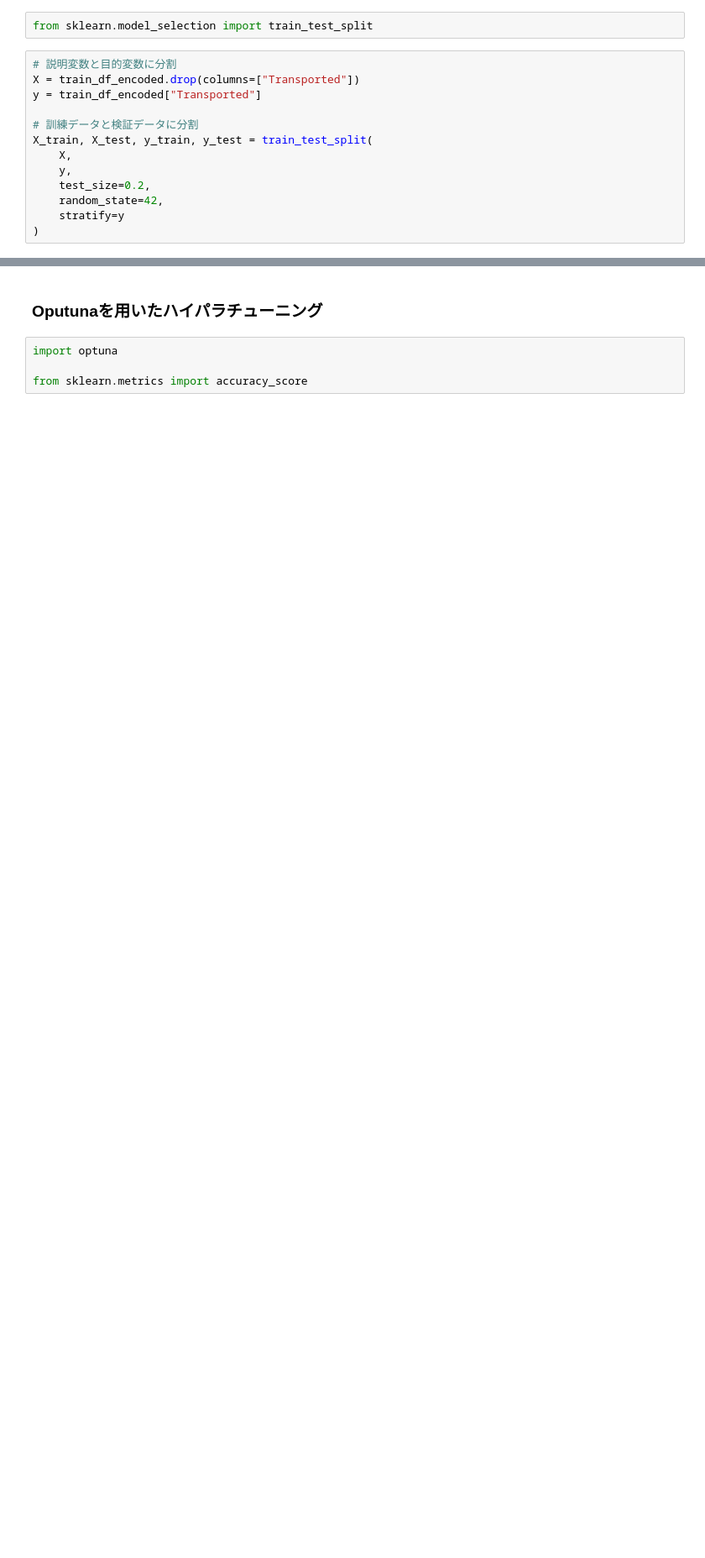
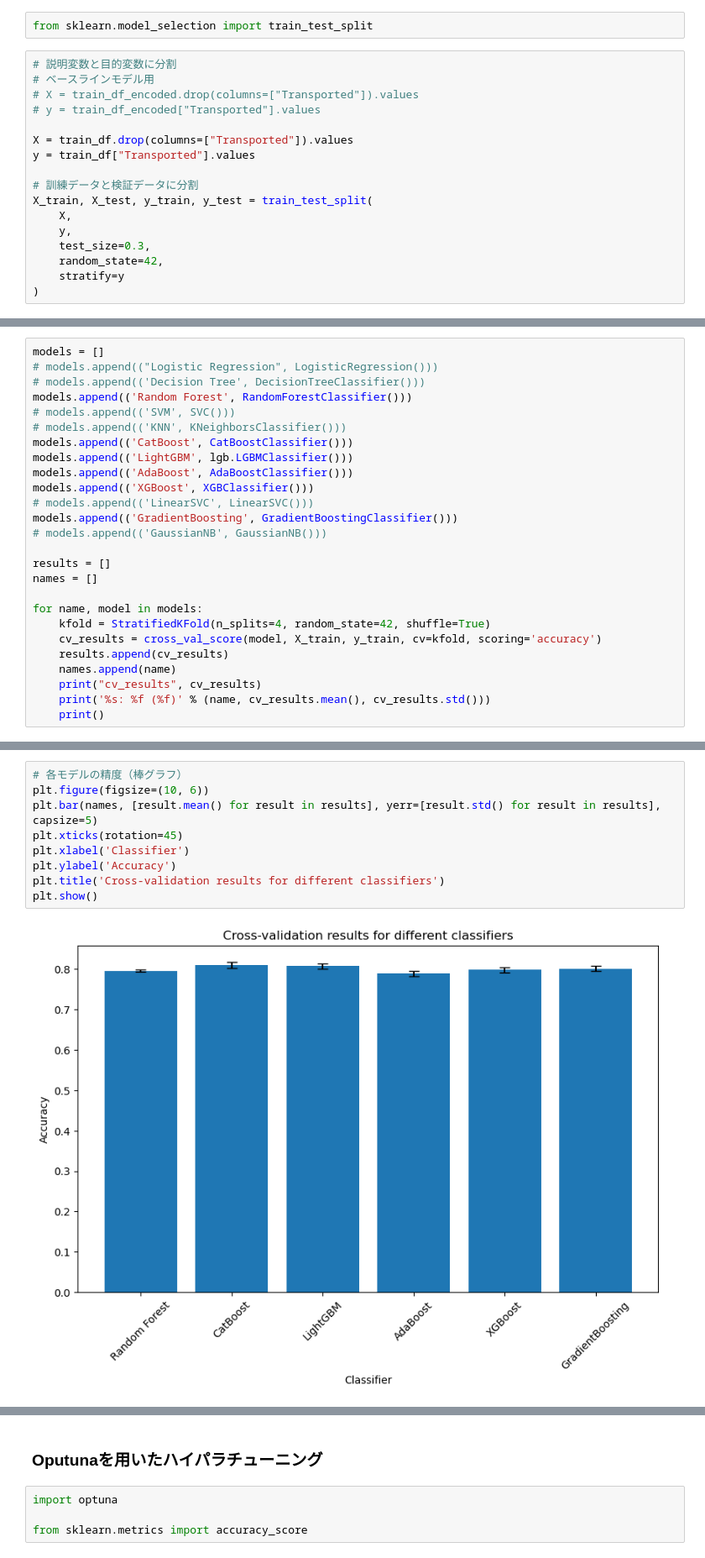
Before and after one commit to christian6022/Spaceship_Titanic, a Jupyter notebook: src/train_test.ipynb, the cells around one changed output, grey strips where cells are left out. Shown at 84% size. Cells and saved outputs as stored; diff of their text form; blank space fills up the shorter version.

```diff
--- a/src/train_test.ipynb
+++ b/src/train_test.ipynb
@@ -171,14 +570,18 @@ print(train_df_encoded.shape, test_df_encoded.shape)
 from sklearn.model_selection import train_test_split
 # %%
 # 説明変数と目的変数に分割
-X = train_df_encoded.drop(columns=["Transported"])
-y = train_df_encoded["Transported"]
+# ベースラインモデル用
+# X = train_df_encoded.drop(columns=["Transported"]).values
+# y = train_df_encoded["Transported"].values
+
+X = train_df.drop(columns=["Transported"]).values
+y = train_df["Transported"].values
 
 # 訓練データと検証データに分割
 X_train, X_test, y_train, y_test = train_test_split(
     X,
     y,
-    test_size=0.2,
+    test_size=0.3,
     random_state=42,
     stratify=y
 )
@@ -232,0 +603,26 @@ LGBMClassifier(n_estimators=10000, objective='binary', random_state=42)
+# %%
+models = []
+# models.append(("Logistic Regression", LogisticRegression()))
+# models.append(('Decision Tree', DecisionTreeClassifier()))
+models.append(('Random Forest', RandomForestClassifier()))
+# models.append(('SVM', SVC()))
+# models.append(('KNN', KNeighborsClassifier()))
+models.append(('CatBoost', CatBoostClassifier()))
+models.append(('LightGBM', lgb.LGBMClassifier()))
+models.append(('AdaBoost', AdaBoostClassifier()))
+models.append(('XGBoost', XGBClassifier()))
+# models.append(('LinearSVC', LinearSVC()))
+models.append(('GradientBoosting', GradientBoostingClassifier()))
+# models.append(('GaussianNB', GaussianNB()))
+
+results = []
+names = []
+
+for name, model in models:
+    kfold = StratifiedKFold(n_splits=4, random_state=42, shuffle=True)
+    cv_results = cross_val_score(model, X_train, y_train, cv=kfold, scoring='accuracy')
+    results.append(cv_results)
+    names.append(name)
+    print("cv_results", cv_results)
+    print('%s: %f (%f)' % (name, cv_results.mean(), cv_results.std()))
+    print()
@@ -232,0 +656,11 @@ LGBMClassifier(n_estimators=10000, objective='binary', random_state=42)
+# %%
+# 各モデルの精度（棒グラフ）
+plt.figure(figsize=(10, 6))
+plt.bar(names, [result.mean() for result in results], yerr=[result.std() for result in results], capsize=5)
+plt.xticks(rotation=45)
+plt.xlabel('Classifier')
+plt.ylabel('Accuracy')
+plt.title('Cross-validation results for different classifiers')
+plt.show()
+# %% [output]
+[figure, added]
```
Also changed, not shown: parts of 57 cells of this notebook, 6 other files.
